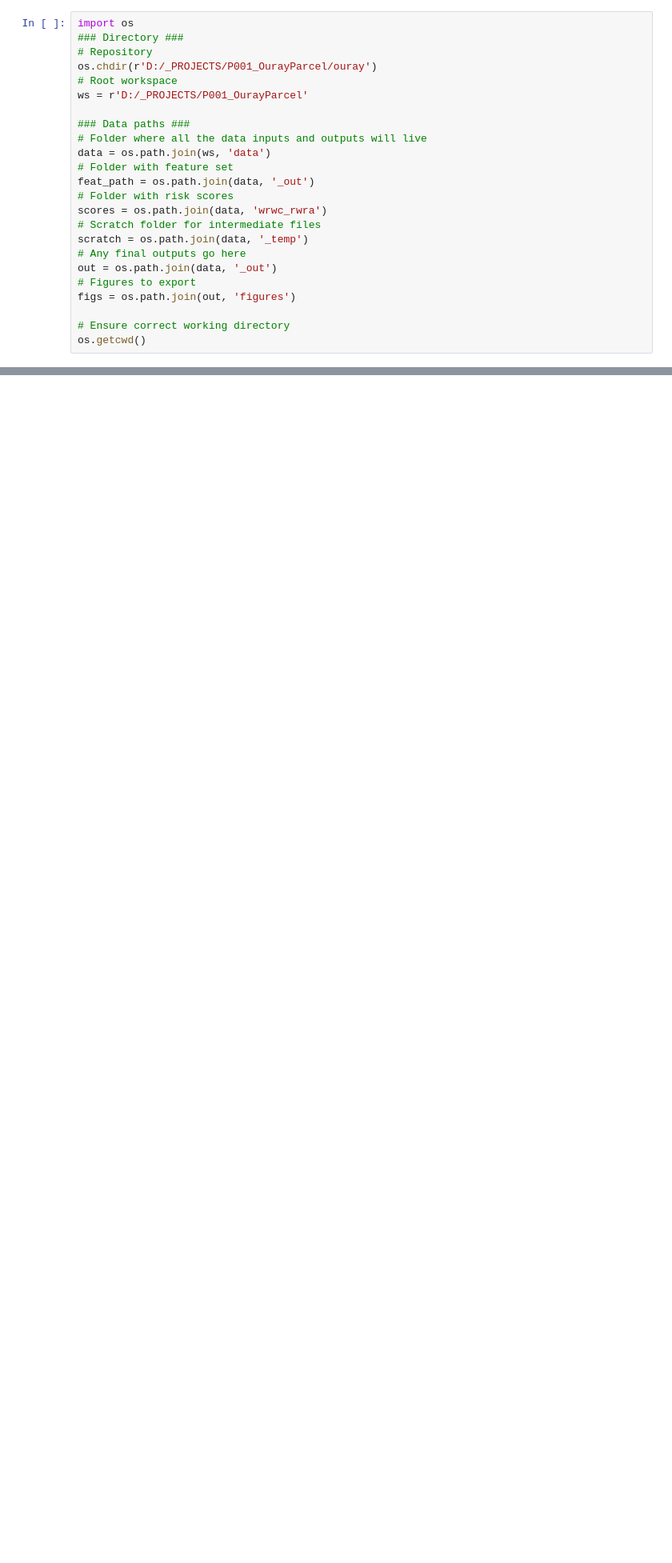
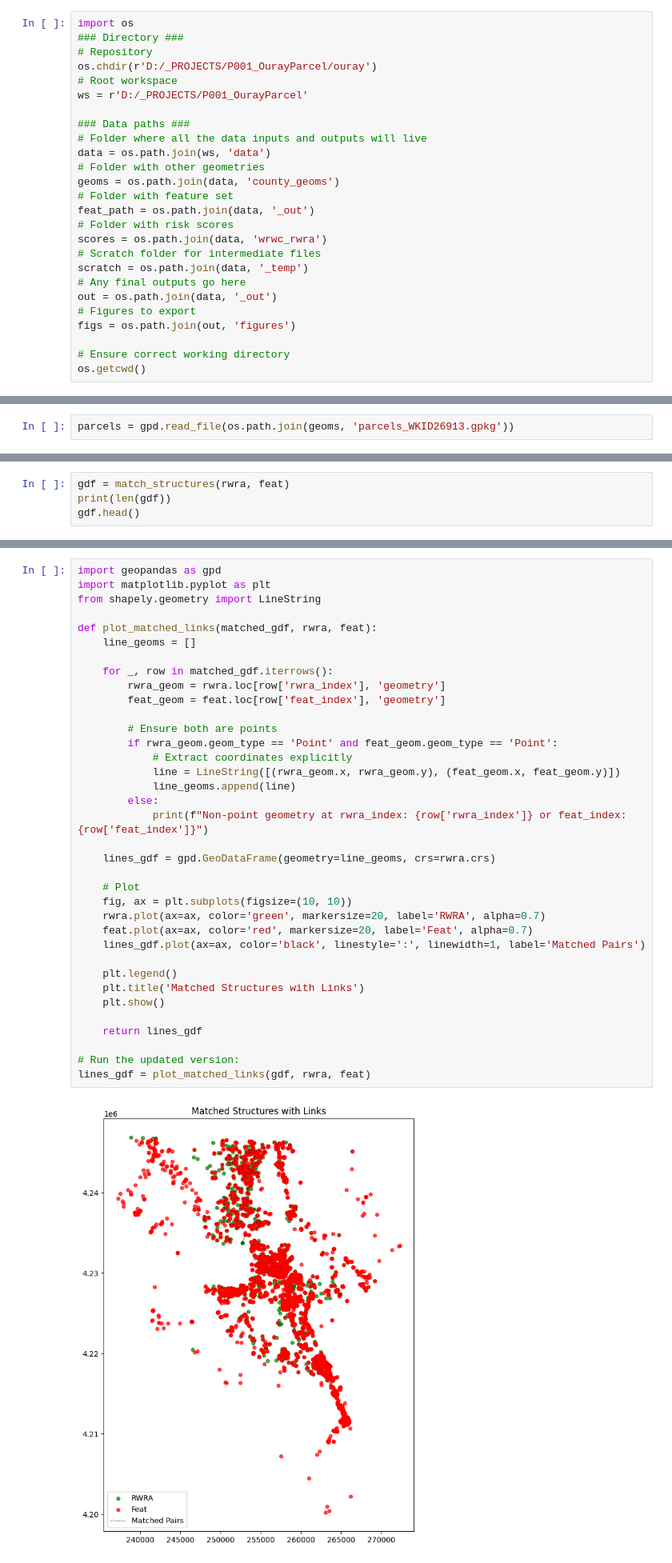
Before and after one commit to bryceayoung/ouray, a Jupyter notebook: workflows/analysis/risk_data_analysis.ipynb, the cells around one changed output, grey strips where cells are left out. Shown at 80% size. Drawn from its saved outputs; the diff is of its cells as text; blank space fills up the shorter version.

```diff
--- a/workflows/analysis/risk_data_analysis.ipynb
+++ b/workflows/analysis/risk_data_analysis.ipynb
@@ -21,6 +21,8 @@ ws = r'D:/_PROJECTS/P001_OurayParcel'
 ### Data paths ###
 # Folder where all the data inputs and outputs will live
 data = os.path.join(ws, 'data')
+# Folder with other geometries
+geoms = os.path.join(data, 'county_geoms')
 # Folder with feature set
 feat_path = os.path.join(data, '_out')
 # Folder with risk scores
@@ -200,0 +268,2 @@ The workflow I intend to perform is this:
+# %%
+parcels = gpd.read_file(os.path.join(geoms, 'parcels_WKID26913.gpkg'))
@@ -200,0 +374,4 @@ The workflow I intend to perform is this:
+# %%
+gdf = match_structures(rwra, feat)
+print(len(gdf))
+gdf.head()
@@ -200,0 +388,38 @@ The workflow I intend to perform is this:
+# %%
+import geopandas as gpd
+import matplotlib.pyplot as plt
+from shapely.geometry import LineString
+
+def plot_matched_links(matched_gdf, rwra, feat):
+    line_geoms = []
+
+    for _, row in matched_gdf.iterrows():
+        rwra_geom = rwra.loc[row['rwra_index'], 'geometry']
+        feat_geom = feat.loc[row['feat_index'], 'geometry']
+
+        # Ensure both are points
+        if rwra_geom.geom_type == 'Point' and feat_geom.geom_type == 'Point':
+            # Extract coordinates explicitly
+            line = LineString([(rwra_geom.x, rwra_geom.y), (feat_geom.x, feat_geom.y)])
+            line_geoms.append(line)
+        else:
+            print(f"Non-point geometry at rwra_index: {row['rwra_index']} or feat_index: {row['feat_index']}")
+
+    lines_gdf = gpd.GeoDataFrame(geometry=line_geoms, crs=rwra.crs)
+
+    # Plot
+    fig, ax = plt.subplots(figsize=(10, 10))
+    rwra.plot(ax=ax, color='green', markersize=20, label='RWRA', alpha=0.7)
+    feat.plot(ax=ax, color='red', markersize=20, label='Feat', alpha=0.7)
+    lines_gdf.plot(ax=ax, color='black', linestyle=':', linewidth=1, label='Matched Pairs')
+
+    plt.legend()
+    plt.title('Matched Structures with Links')
+    plt.show()
+
+    return lines_gdf
+
+# Run the updated version:
+lines_gdf = plot_matched_links(gdf, rwra, feat)
+# %% [output]
+[figure, added]
```
Also changed, not shown: parts of 21 cells of this notebook.
